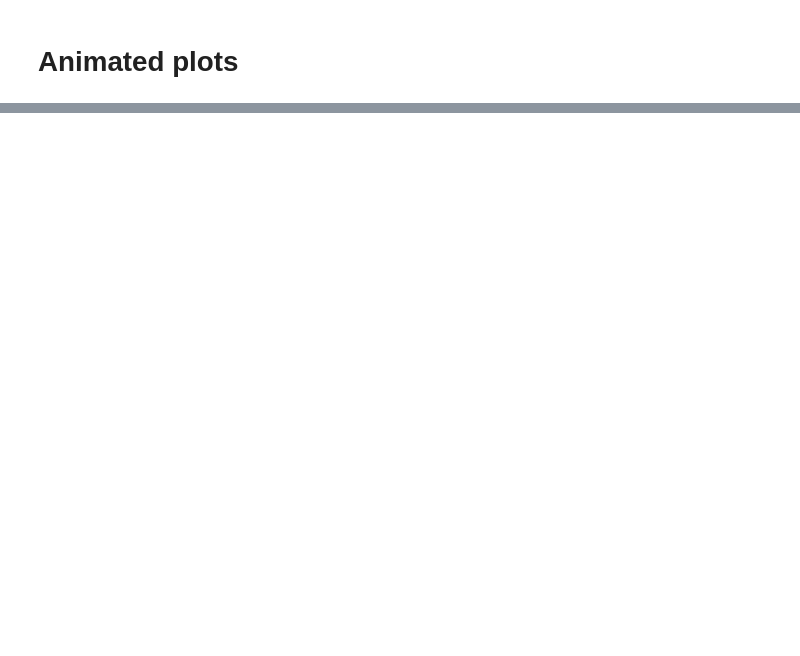
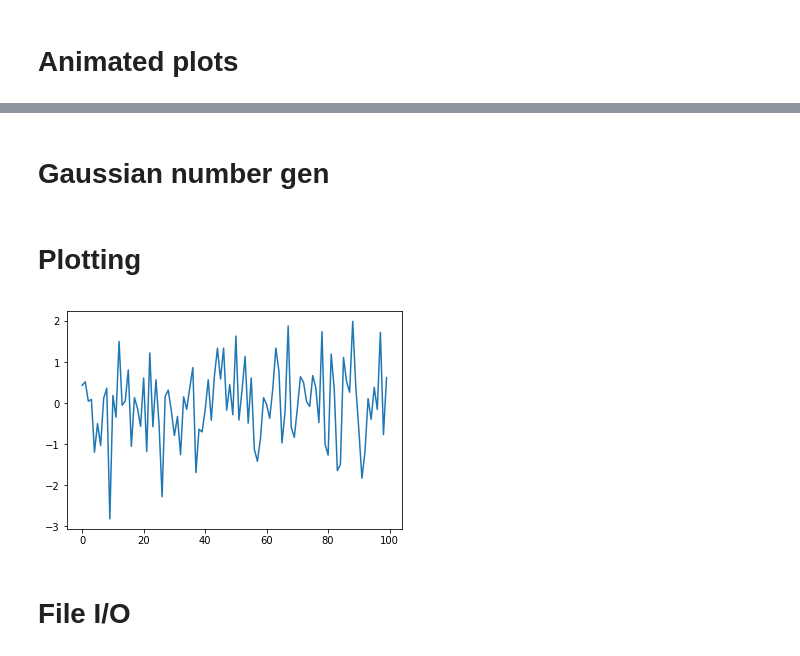
Before and after one commit to toastedcrumpets/CCP5_Python_examples, a Jupyter notebook: Appendix-A-Snippets.ipynb, the cells around one changed output, grey strips where cells are left out. Saved outputs shown, nothing was run; the diff lists cells and outputs as text; code cells hidden in the pictures; blank space fills up the shorter version.

```diff
--- a/Appendix-A-Snippets.ipynb
+++ b/Appendix-A-Snippets.ipynb
@@ -32,3 +32,29 @@ anim = animation.FuncAnimation(fig, animate,np.arange(1, M), init_func=init, int
 HTML(anim.to_html5_video())
 # %% [output]
 [interactive output not drawn]
+# %% [markdown]
+# Gaussian number gen
+# %%
+import numpy.random
+
+output_file = open("junk.dat", "w")
+for i in range(100):
+    y = numpy.random.normal(0.0, 1.0)
+    output_file.write(str(i)+' '+str(y))
+# %% [markdown]
+# Plotting
+# %%
+import numpy.random
+
+y_data = []
+for i in range(100):
+    y_data.append(numpy.random.normal(0.0, 1.0))
+
+import pylab
+
+pylab.plot(y_data)
+pylab.show()
+# %% [output]
+[figure, added]
+# %% [markdown]
+# File I/O
```
Also changed, not shown: parts of 9 cells of this notebook, 1 other file.
